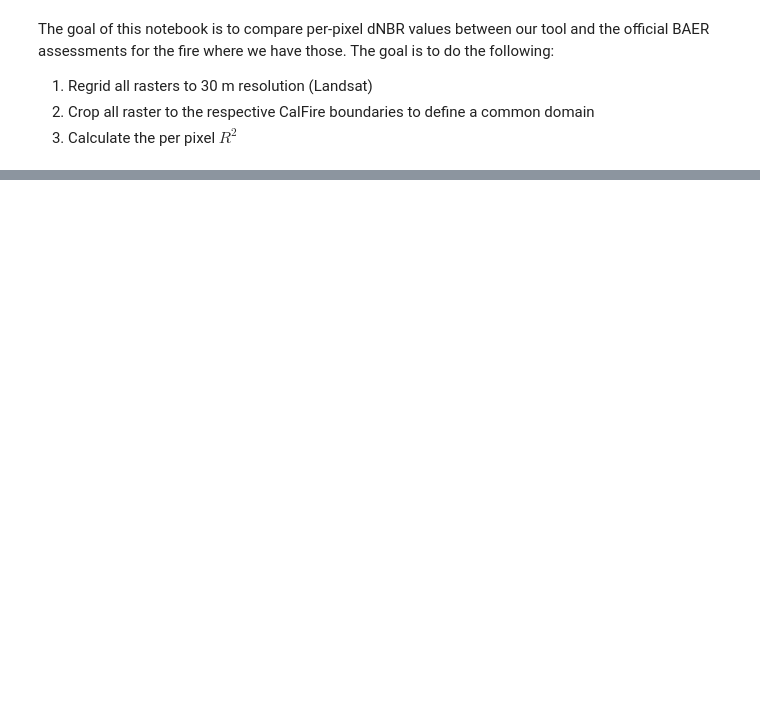
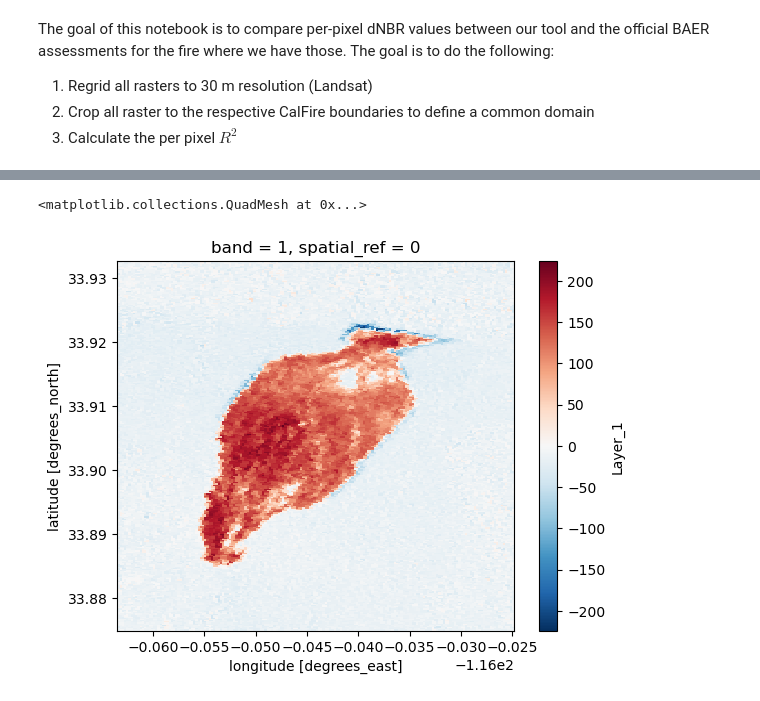
Before and after one commit to SchmidtDSE/fire-recovery-validation, a Jupyter notebook: dNBR_comparison.ipynb, the cells around one changed output, grey strips where cells are left out. Saved outputs shown, nothing was run; the diff lists cells and outputs as text; code cells hidden in the pictures; blank space fills up the shorter version.

```diff
--- a/dNBR_comparison.ipynb
+++ b/dNBR_comparison.ipynb
@@ -43,0 +69,6 @@ resampled = rxr.open_rasterio("baer/organized/GEOLOGY_2023-06-10/ca3389711605420
+# %%
+resampled = baer.rio.reproject_match(ref_raster)
+resampled.plot()
+# %% [output]
+<matplotlib.collections.QuadMesh at 0x...>
+[figure, added]
```
Also changed, not shown: parts of 4 cells of this notebook, 2 other files.
